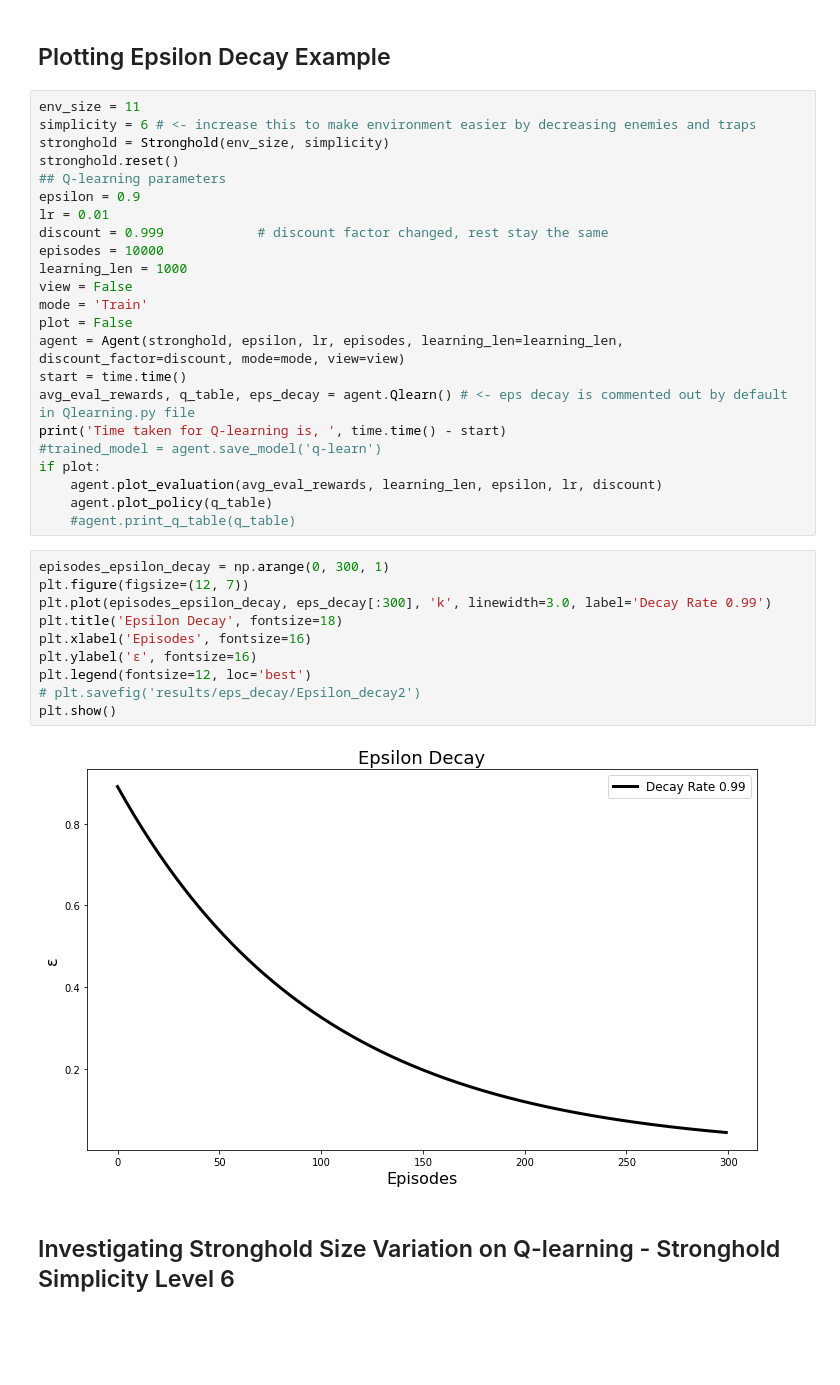
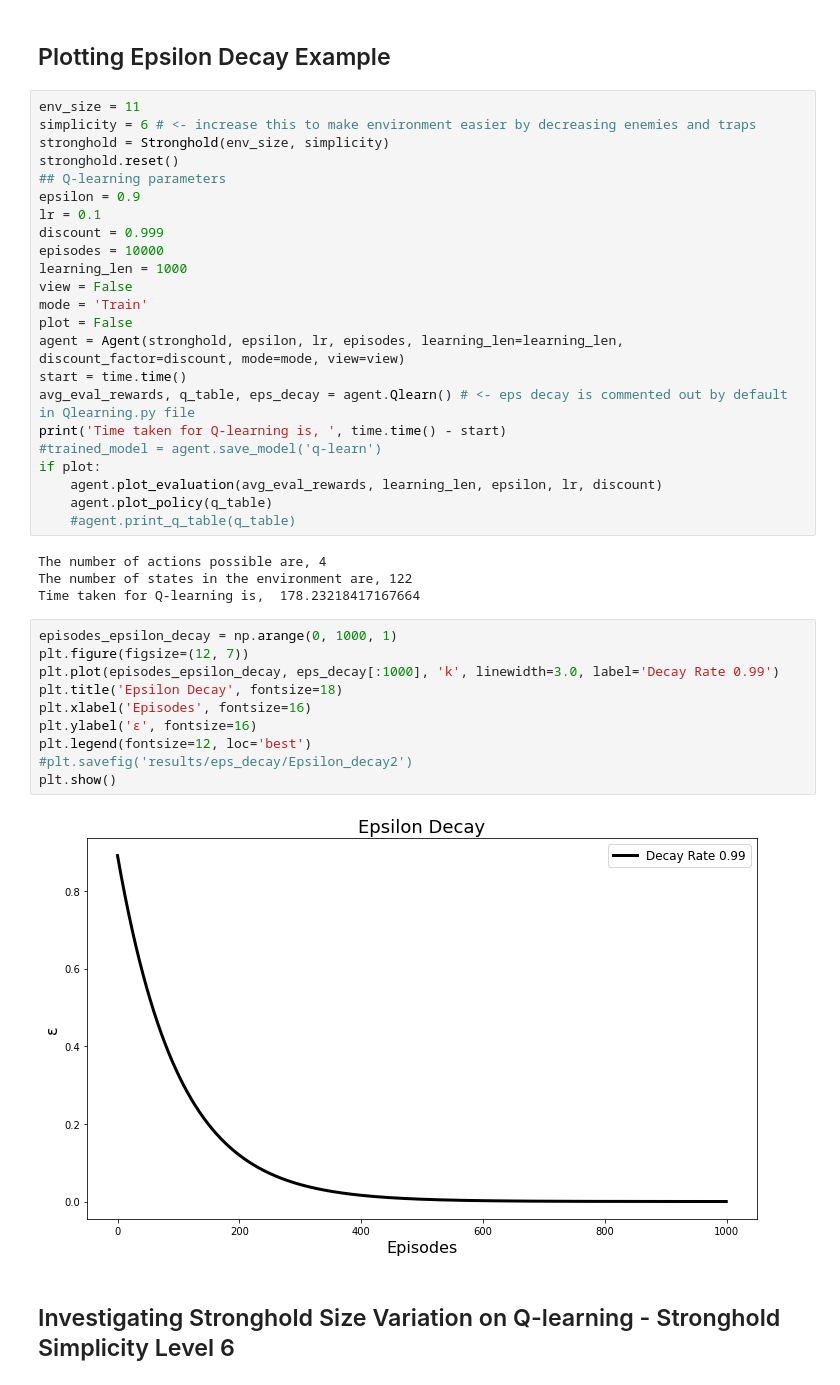
Before and after one commit to Assassinsarms/Stronghold-MDP-Q-learning-in-Stronghold-Environment-DDPG-in-Lunar-Lander, a Jupyter notebook: Aaron_Mir_INM707_Task2.ipynb, the cells around one changed output. Cells and saved outputs as stored; diff of their text form; blank space fills up the shorter version.

```diff
--- a/Aaron_Mir_INM707_Task2.ipynb
+++ b/Aaron_Mir_INM707_Task2.ipynb
@@ -78,8 +78,8 @@ stronghold = Stronghold(env_size, simplicity)
 stronghold.reset()
 ## Q-learning parameters
 epsilon = 0.9
-lr = 0.01
-discount = 0.999            # discount factor changed, rest stay the same
+lr = 0.1
+discount = 0.999
 episodes = 10000
 learning_len = 1000
 view = False
@@ -94,18 +94,22 @@ if plot:
     agent.plot_evaluation(avg_eval_rewards, learning_len, epsilon, lr, discount)
     agent.plot_policy(q_table)
     #agent.print_q_table(q_table)
+# %% [output]
+The number of actions possible are, 4
+The number of states in the environment are, 122
+Time taken for Q-learning is,  178.23218417167664
 # %%
-episodes_epsilon_decay = np.arange(0, 300, 1)
+episodes_epsilon_decay = np.arange(0, 1000, 1)
 plt.figure(figsize=(12, 7))
-plt.plot(episodes_epsilon_decay, eps_decay[:300], 'k', linewidth=3.0, label='Decay Rate 0.99')
+plt.plot(episodes_epsilon_decay, eps_decay[:1000], 'k', linewidth=3.0, label='Decay Rate 0.99')
 plt.title('Epsilon Decay', fontsize=18)
 plt.xlabel('Episodes', fontsize=16)
 plt.ylabel('ε', fontsize=16)
 plt.legend(fontsize=12, loc='best')
-# plt.savefig('results/eps_decay/Epsilon_decay2')
+#plt.savefig('results/eps_decay/Epsilon_decay2')
 plt.show()
 # %% [output]
-[figure, old version]
+[figure, new version]
 # %% [markdown]
 ## Investigating Stronghold Size Variation on Q-learning - Stronghold Simplicity Level 6
 # %%
```
Also changed, not shown: parts of 83 cells of this notebook, 13 other files.
